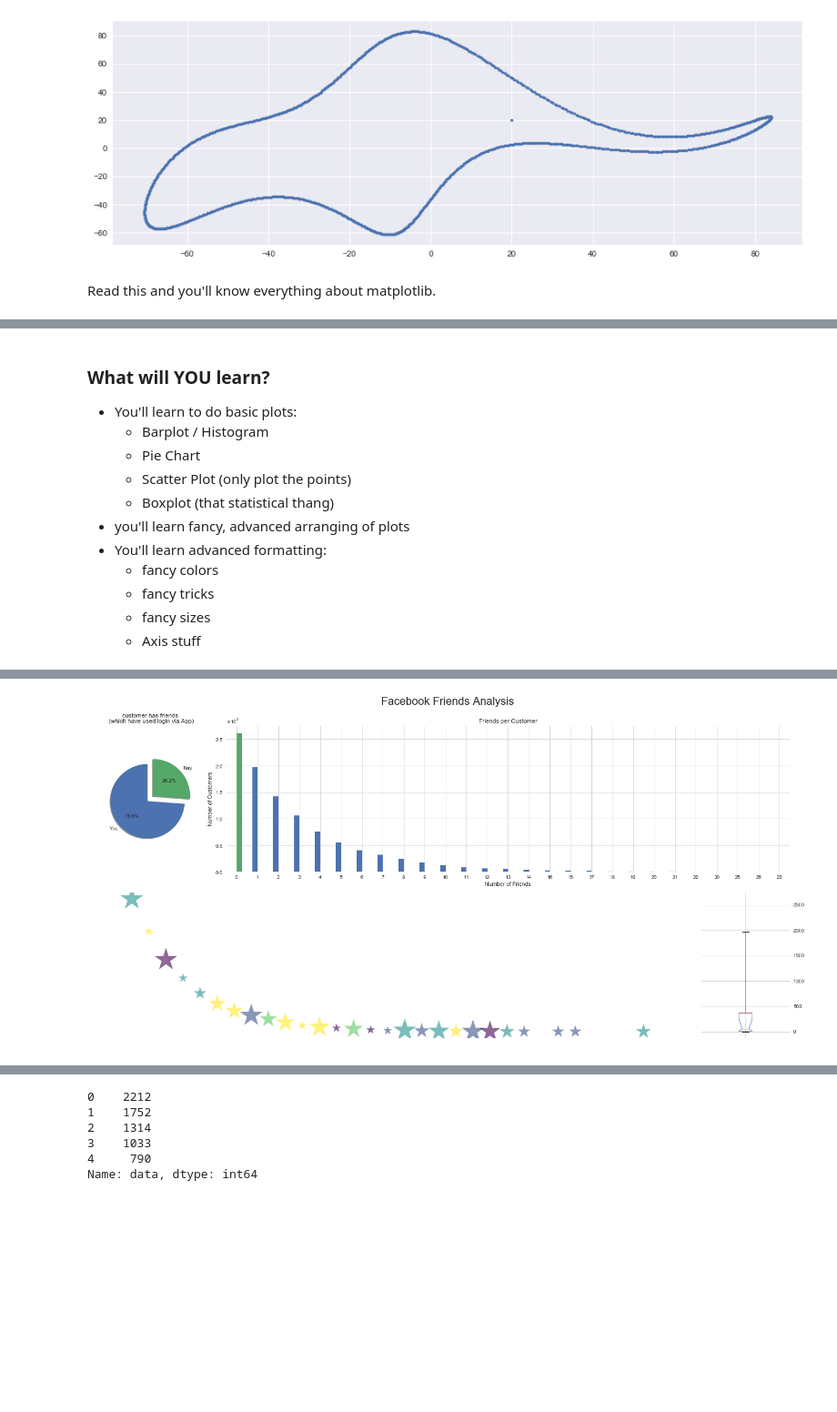
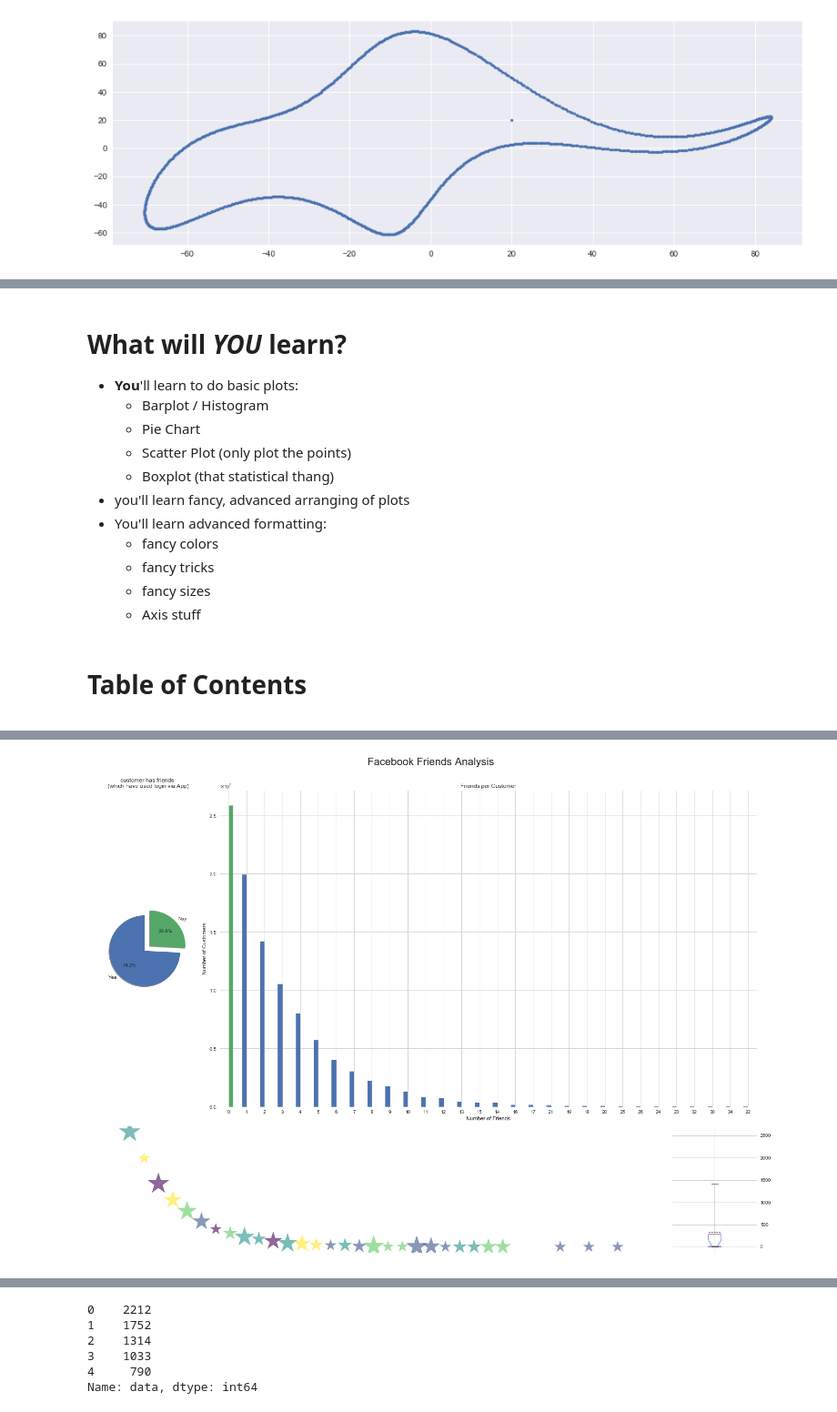
Before and after one commit to nicoa/showcase, a Jupyter notebook: heftige_plots_amk.ipynb, the cells around one changed output, grey strips where cells are left out. Shown: that part at 91% size. Drawn from its saved outputs; the diff is of its cells as text; code cells hidden in the pictures; blank space fills up the shorter version.

Commit message:
improved plotting show, added pokemon exploration

```diff
--- a/heftige_plots_amk.ipynb
+++ b/heftige_plots_amk.ipynb
@@ -57,8 +64,6 @@ pylab.plot(y,-x,'.')
 pylab.show()
 # %% [output]
 [figure]
-# %% [markdown]
-Read this and you'll know everything about matplotlib.
 # %%
 for _ in range(10):
     display(HTML("<br />"))
@@ -74,8 +79,8 @@ for _ in range(10):
 [interactive output not drawn]
 [interactive output not drawn]
 # %% [markdown]
-### What will __YOU__ learn?
-- You'll learn to do basic plots:
+# What will _**YOU**_ learn?
+- __You__'ll learn to do basic plots:
   * Barplot / Histogram
   * Pie Chart
   * Scatter Plot (only plot the points)
@@ -86,6 +91,9 @@ for _ in range(10):
   * fancy tricks
   * fancy sizes
   * Axis stuff
+# %% [markdown]
+<h1 id="tocheading">Table of Contents</h1>
+<div id="toc"></div>
 # %% [markdown]
 Okay, let's go:
 
@@ -96,7 +104,6 @@ Okay, let's go:
 
 <img src='https://media.giphy.com/media/k0MotNKu7p0By/giphy.gif' />
 # %%
-display(HTML("<a id='fancyplot'>"))
 hist_data = pd.DataFrame(np.random.exponential(3.3, size=10000), columns=['data']).astype(int)
 hist_data = hist_data['data'].value_counts()
 pie_data = pd.Series(np.repeat(hist_data.index == 0, hist_data.values)).value_counts()
@@ -110,8 +117,8 @@ from matplotlib.ticker import ScalarFormatter
 scalar_formatter = ScalarFormatter(useMathText=True)
 scalar_formatter.set_powerlimits((3,3))
 
-gs = plt.GridSpec(2, 3, width_ratios=(1, 5, 1))
-f = plt.figure(figsize=(20,10))
+gs = plt.GridSpec(2, 3, width_ratios=(1, 5, 1), height_ratios=(5,2))
+f = plt.figure(figsize=(20,15))
 ax1 = f.add_subplot(gs[0, 0])
 ax2 = f.add_subplot(gs[0, 1:])
 ax3 = f.add_subplot(gs[1,:2])
@@ -151,7 +158,5 @@ ax4.yaxis.tick_right() # axis to the right side
 ax2.grid(True, which='major', color='lightgrey')
 ax4.grid(True, which='major', color='lightgrey')
 
-
 gs.tight_layout(f, rect=(0,0,1,0.95))
-display(HTML("</a>"))
 # %% [output]
@@ -159,2 +163,2 @@ display(HTML("</a>"))
-[figure, old version]
+[figure, new version]
 # %% [markdown]
```
Also changed, not shown: parts of 14 cells of this notebook, 5 other files.
